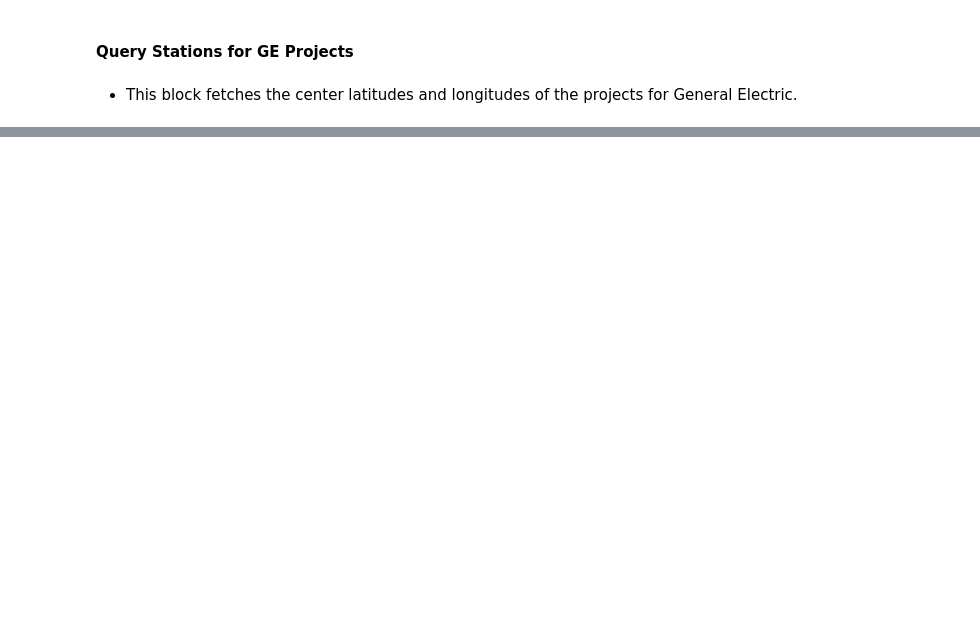
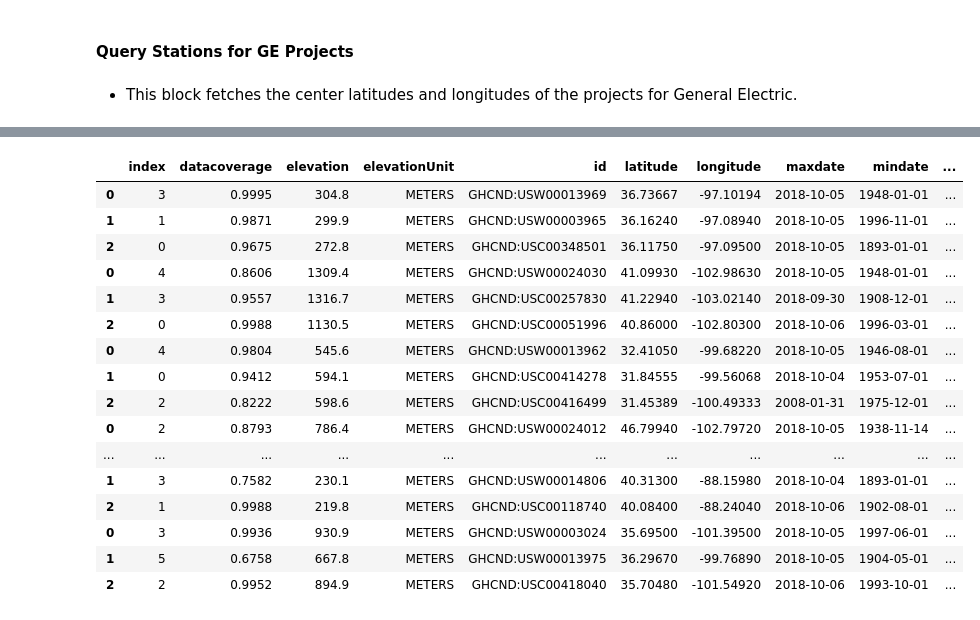
Before and after one commit to jonashan90/ge_capstone, a Jupyter notebook: 02 - Fetch Weather Data.ipynb, the cells around one changed output, grey strips where cells are left out. Saved outputs shown, nothing was run; the diff lists cells and outputs as text; code cells hidden in the pictures; blank space fills up the shorter version.

```diff
--- a/02 - Fetch Weather Data.ipynb
+++ b/02 - Fetch Weather Data.ipynb
@@ -241,0 +248,9 @@ noaa_daily_summaries_locations_df
+# %%
+#url = "https://www.ncdc.noaa.gov/cdo-web/api/v2/locations?datasetid=GHCND"
+url = "https://www.ncdc.noaa.gov/cdo-web/api/v2/stations?datasetid=GHCND&datacategoryid=WIND&limit=1000&startdate=2000-01-01&extent=44.3506,-122.3201,46.492,-122.1787"
+response = requests.get(url=url, headers=headers)
+noaa_daily_summaries_locations_json = response.json()
+print(noaa_daily_summaries_locations_json["metadata"])
+noaa_daily_summaries_locations_df = pd.DataFrame(noaa_daily_summaries_locations_json['results'])
+print(noaa_daily_summaries_locations_df.shape)
+noaa_daily_summaries_locations_df
@@ -385,0 +408,20 @@ ge_by_project_df
+# %%
+all_project_stations
+# %% [output]
+|  | index | datacoverage | elevation | elevationUnit | id | latitude | longitude | maxdate | mindate | ... |
+| 0 | 3 | 0.9995 | 304.8 | METERS | GHCND:USW00013969 | 36.73667 | -97.10194 | 2018-10-05 | 1948-01-01 | ... |
+| 1 | 1 | 0.9871 | 299.9 | METERS | GHCND:USW00003965 | 36.16240 | -97.08940 | 2018-10-05 | 1996-11-01 | ... |
+| 2 | 0 | 0.9675 | 272.8 | METERS | GHCND:USC00348501 | 36.11750 | -97.09500 | 2018-10-05 | 1893-01-01 | ... |
+| 0 | 4 | 0.8606 | 1309.4 | METERS | GHCND:USW00024030 | 41.09930 | -102.98630 | 2018-10-05 | 1948-01-01 | ... |
+| 1 | 3 | 0.9557 | 1316.7 | METERS | GHCND:USC00257830 | 41.22940 | -103.02140 | 2018-09-30 | 1908-12-01 | ... |
+| 2 | 0 | 0.9988 | 1130.5 | METERS | GHCND:USC00051996 | 40.86000 | -102.80300 | 2018-10-06 | 1996-03-01 | ... |
+| 0 | 4 | 0.9804 | 545.6 | METERS | GHCND:USW00013962 | 32.41050 | -99.68220 | 2018-10-05 | 1946-08-01 | ... |
+| 1 | 0 | 0.9412 | 594.1 | METERS | GHCND:USC00414278 | 31.84555 | -99.56068 | 2018-10-04 | 1953-07-01 | ... |
+| 2 | 2 | 0.8222 | 598.6 | METERS | GHCND:USC00416499 | 31.45389 | -100.49333 | 2008-01-31 | 1975-12-01 | ... |
+| 0 | 2 | 0.8793 | 786.4 | METERS | GHCND:USW00024012 | 46.79940 | -102.79720 | 2018-10-05 | 1938-11-14 | ... |
+| ... | ... | ... | ... | ... | ... | ... | ... | ... | ... | ... |
+| 1 | 3 | 0.7582 | 230.1 | METERS | GHCND:USW00014806 | 40.31300 | -88.15980 | 2018-10-04 | 1893-01-01 | ... |
+| 2 | 1 | 0.9988 | 219.8 | METERS | GHCND:USC00118740 | 40.08400 | -88.24040 | 2018-10-06 | 1902-08-01 | ... |
+| 0 | 3 | 0.9936 | 930.9 | METERS | GHCND:USW00003024 | 35.69500 | -101.39500 | 2018-10-05 | 1997-06-01 | ... |
+| 1 | 5 | 0.6758 | 667.8 | METERS | GHCND:USW00013975 | 36.29670 | -99.76890 | 2018-10-05 | 1904-05-01 | ... |
+| 2 | 2 | 0.9952 | 894.9 | METERS | GHCND:USC00418040 | 35.70480 | -101.54920 | 2018-10-06 | 1993-10-01 | ... |
```
Also changed, not shown: parts of 20 cells of this notebook.
